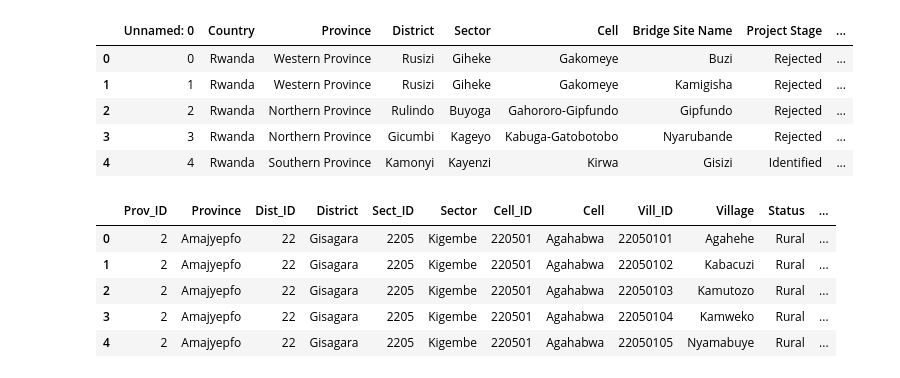
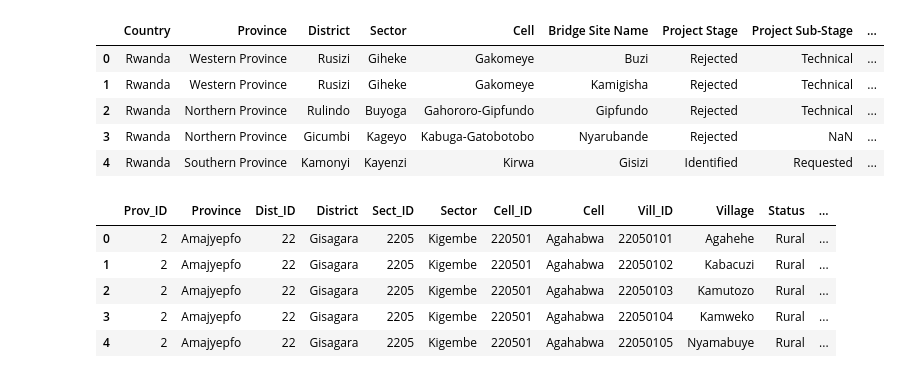
Before and after one commit to BloomTech-Labs/bridges-to-prosperity-ds-b, a Jupyter notebook: notebooks/Match_village_ids.ipynb, the cells around one changed output. Saved outputs shown, nothing was run; the diff lists cells and outputs as text; code cells hidden in the pictures.

```diff
--- a/notebooks/Match_village_ids.ipynb
+++ b/notebooks/Match_village_ids.ipynb
@@ -1,16 +1,16 @@
 # %%
 import pandas as pd
 import numpy as np
 
-df = pd.read_csv('https://raw.githubusercontent.com/Lambda-School-Labs/Labs25-Bridges_to_Prosperity-TeamB-ds/feature/df_to_csv_jake/data/edit/B2P_Rwanda_Site_Assessment_Data_clean_2020-08-25.csv')
+df = pd.read_csv('https://raw.githubusercontent.com/Lambda-School-Labs/Labs25-Bridges_to_Prosperity-TeamB-ds/feature/df_to_csv_jake/data/edit/B2P_Rwanda_Site_Assessment_Data_clean_2020-08-25.csv',index_col=0)
 df.head()
 # %% [output]
-|  | Unnamed: 0 | Country | Province | District | Sector | Cell | Bridge Site Name | Project Stage | ... |
-| 0 | 0 | Rwanda | Western Province | Rusizi | Giheke | Gakomeye | Buzi | Rejected | ... |
-| 1 | 1 | Rwanda | Western Province | Rusizi | Giheke | Gakomeye | Kamigisha | Rejected | ... |
-| 2 | 2 | Rwanda | Northern Province | Rulindo | Buyoga | Gahororo-Gipfundo | Gipfundo | Rejected | ... |
-| 3 | 3 | Rwanda | Northern Province | Gicumbi | Kageyo | Kabuga-Gatobotobo | Nyarubande | Rejected | ... |
-| 4 | 4 | Rwanda | Southern Province | Kamonyi | Kayenzi | Kirwa | Gisizi | Identified | ... |
+|  | Country | Province | District | Sector | Cell | Bridge Site Name | Project Stage | Project Sub-Stage | ... |
+| 0 | Rwanda | Western Province | Rusizi | Giheke | Gakomeye | Buzi | Rejected | Technical | ... |
+| 1 | Rwanda | Western Province | Rusizi | Giheke | Gakomeye | Kamigisha | Rejected | Technical | ... |
+| 2 | Rwanda | Northern Province | Rulindo | Buyoga | Gahororo-Gipfundo | Gipfundo | Rejected | Technical | ... |
+| 3 | Rwanda | Northern Province | Gicumbi | Kageyo | Kabuga-Gatobotobo | Nyarubande | Rejected | NaN | ... |
+| 4 | Rwanda | Southern Province | Kamonyi | Kayenzi | Kirwa | Gisizi | Identified | Requested | ... |
 # %%
 names_codes = pd.read_csv('https://raw.githubusercontent.com/Lambda-School-Labs/Labs25-Bridges_to_Prosperity-TeamB-ds/main/data/raw/Rwanda_Administrative_Levels_and_Codes_Province_through_Village.csv')
 names_codes.head()
```
Also changed, not shown: parts of 11 cells of this notebook.
